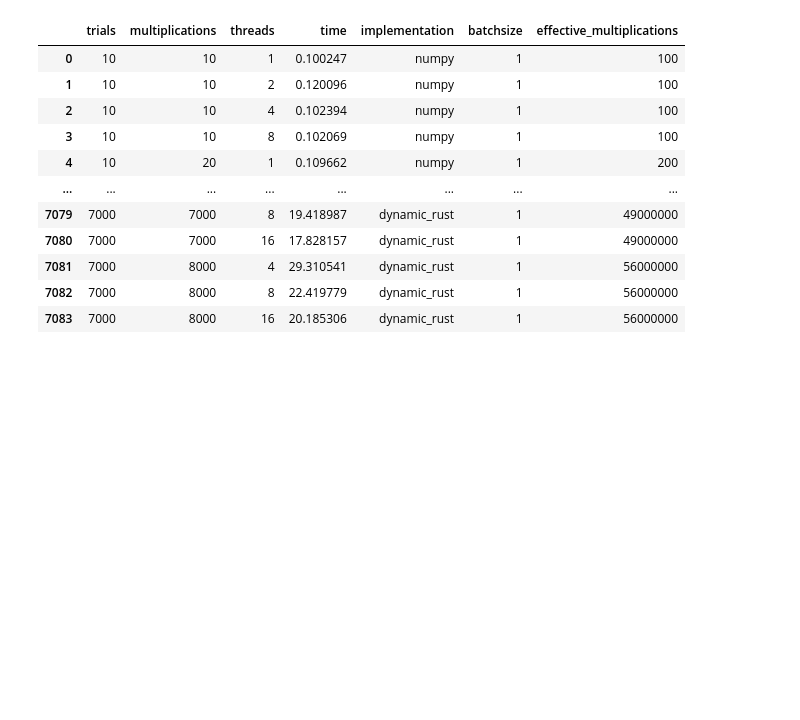
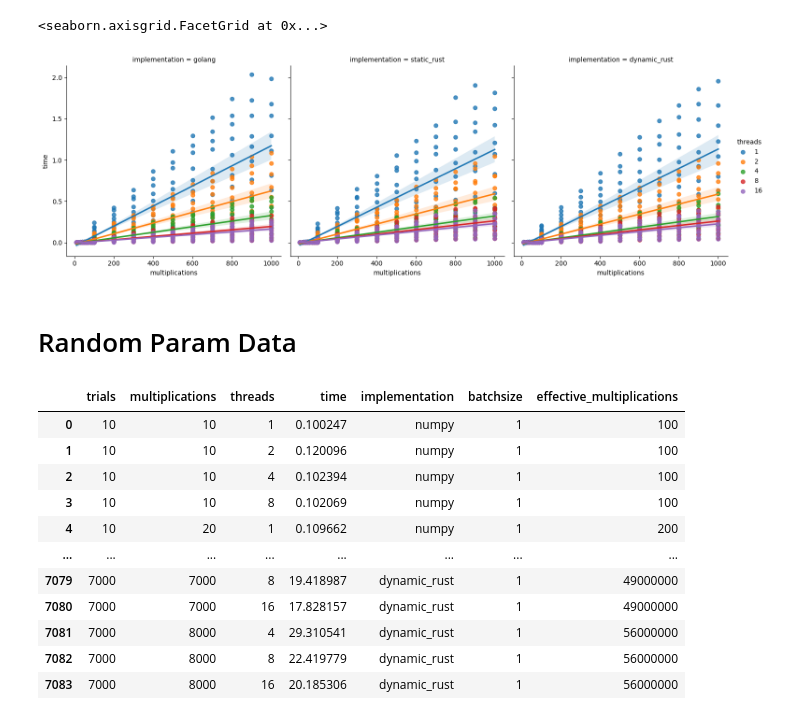
Before and after one commit to hmcalister/Linear-Algebra-Profiling, a Jupyter notebook: Data Cleaning/main.ipynb, the cells around one changed output. Cells and saved outputs as stored; diff of their text form; code cells hidden in the pictures; blank space fills up the shorter version.

```diff
--- a/Data Cleaning/main.ipynb
+++ b/Data Cleaning/main.ipynb
@@ -6 +65,13 @@ import seaborn as sns
+# %%
+target_data = all_data.drop(all_data[all_data["implementation"] == "tensorflow_cpu"].index)
+target_data = target_data.drop(all_data[all_data["implementation"] == "tensorflow_gpu"].index)
+target_data = target_data.drop(all_data[all_data["implementation"] == "numpy"].index)
+target_data = target_data.loc[(target_data["effective_multiplications"] < 1E6)]
+
+sns.lmplot(data=target_data, x="multiplications", y="time", col="implementation", hue="threads")
+# %% [output]
+<seaborn.axisgrid.FacetGrid at 0x...>
+[figure, added]
+# %% [markdown]
+# Random Param Data
 # %%
```
Also changed, not shown: parts of 8 cells of this notebook.
